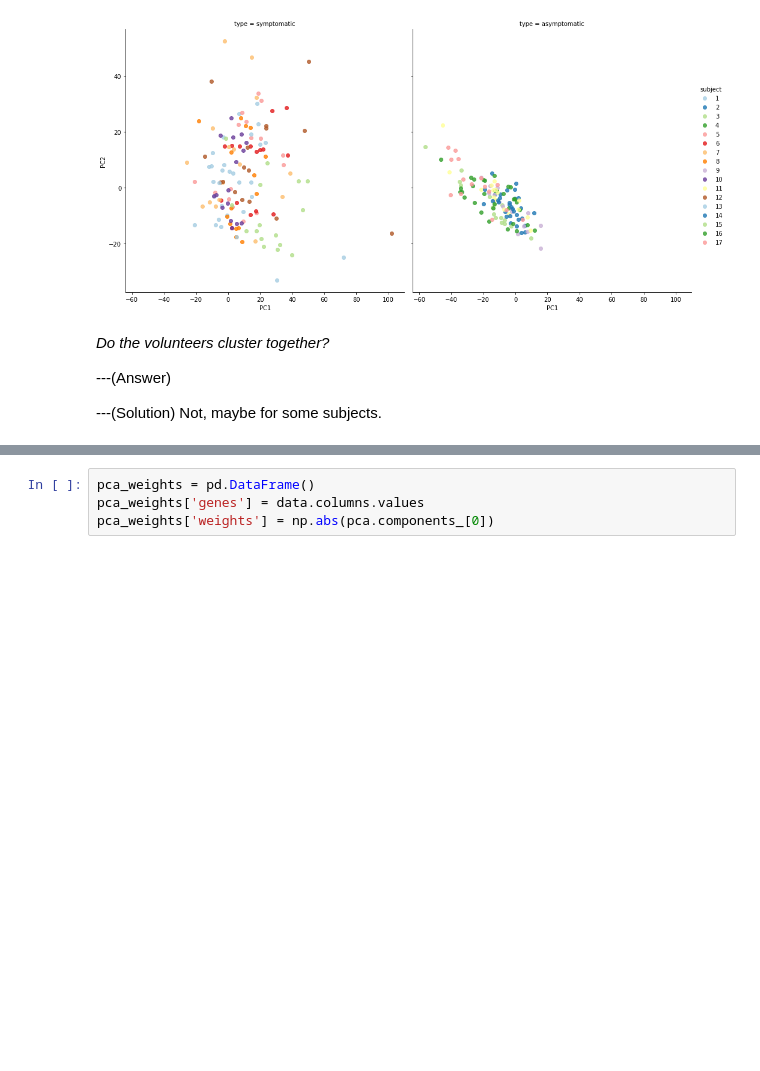
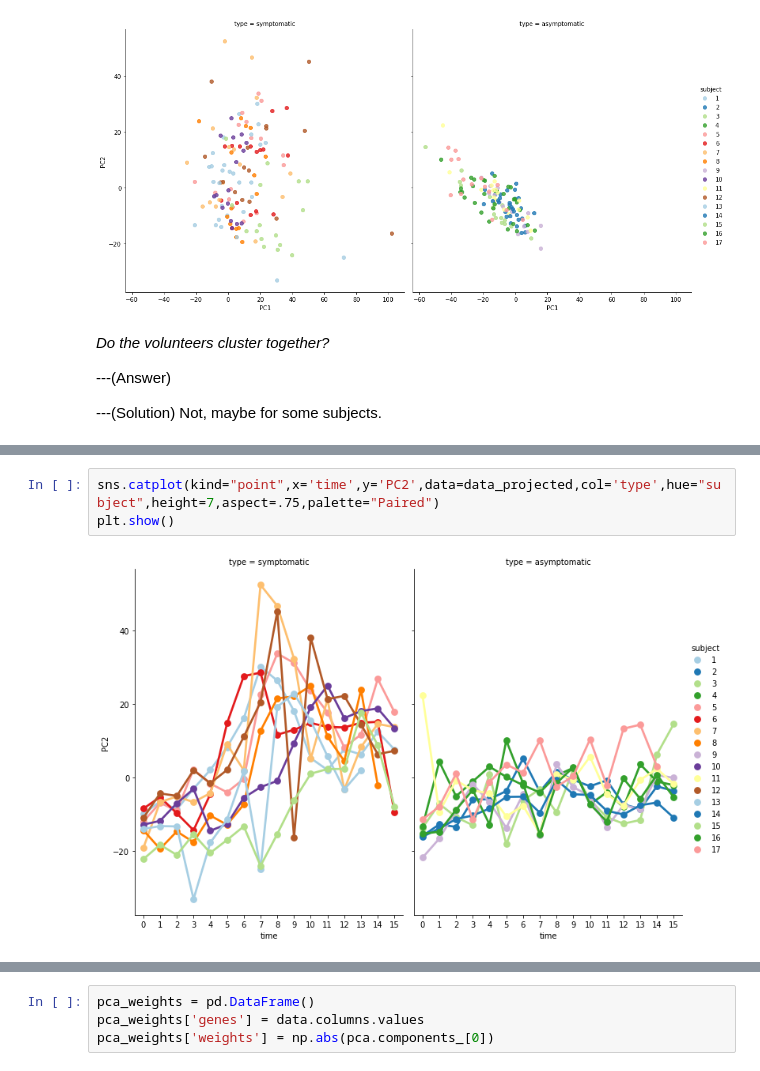
Before and after one commit to mtthsmoore/PRACTUNFINISHED_class_K-means, a Jupyter notebook: practicum/5._Dimensionality_reduction/5._Dimensionality_reduction_solutions.ipynb, the cells around one changed output, grey strips where cells are left out. Cells and saved outputs as stored; diff of their text form; blank space fills up the shorter version.

```diff
--- a/practicum/5._Dimensionality_reduction/5._Dimensionality_reduction_solutions.ipynb
+++ b/practicum/5._Dimensionality_reduction/5._Dimensionality_reduction_solutions.ipynb
@@ -164,0 +173,5 @@ plt.show()
+# %%
+sns.catplot(kind="point",x='time',y='PC2',data=data_projected,col='type',hue="subject",height=7,aspect=.75,palette="Paired")
+plt.show()
+# %% [output]
+[figure, added]
```
Also changed, not shown: parts of 19 cells of this notebook.
